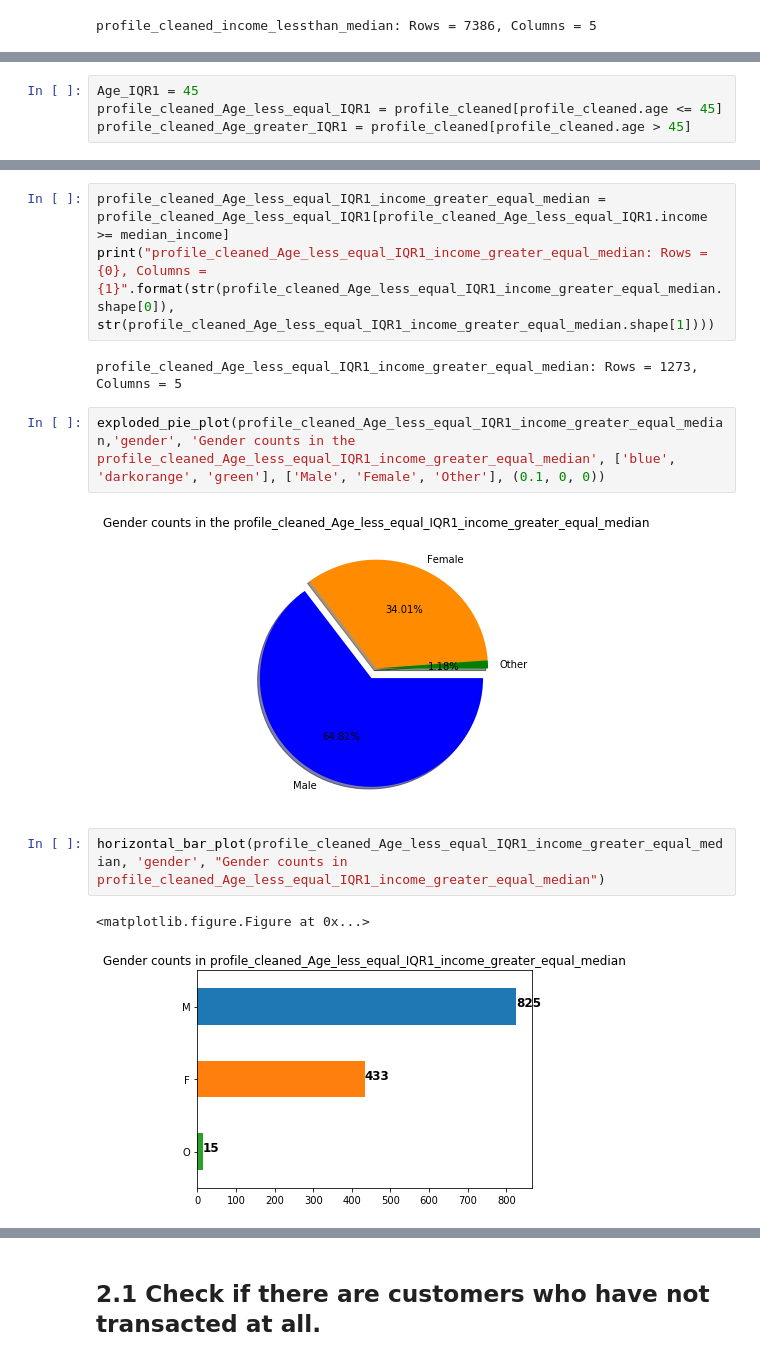
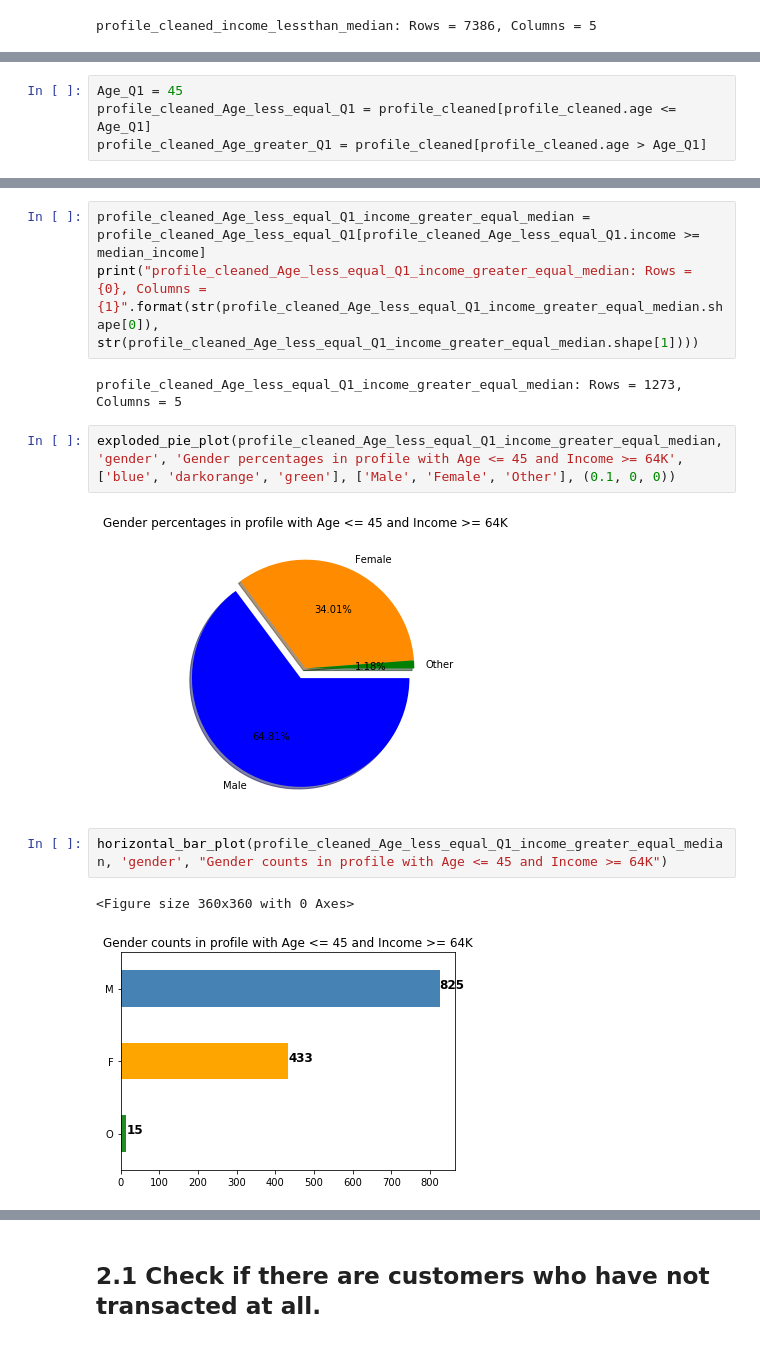
Before and after one commit to kart-projects/Starbucks-Offers-Recommender-Capstone, a Jupyter notebook: Starbucks_Capstone_Project.ipynb, the cells around one changed output, grey strips where cells are left out. Drawn from its saved outputs; the diff is of its cells as text.

```diff
--- a/Starbucks_Capstone_Project.ipynb
+++ b/Starbucks_Capstone_Project.ipynb
@@ -324,5 +339,5 @@ exploded_pie_plot(profile_cleaned_income_lessthan_median, 'gender', 'Gender prer
 # %%
-Age_IQR1 = 45
-profile_cleaned_Age_less_equal_IQR1 = profile_cleaned[profile_cleaned.age <= 45]
-profile_cleaned_Age_greater_IQR1 = profile_cleaned[profile_cleaned.age > 45]
+Age_Q1 = 45
+profile_cleaned_Age_less_equal_Q1 = profile_cleaned[profile_cleaned.age <= Age_Q1]
+profile_cleaned_Age_greater_Q1 = profile_cleaned[profile_cleaned.age > Age_Q1]
 # %%
@@ -334,17 +349,17 @@ profile_cleaned_Age_greater_IQR1.shape[0]
 # %% [output]
 10469
 # %%
-profile_cleaned_Age_less_equal_IQR1_income_greater_equal_median = profile_cleaned_Age_less_equal_IQR1[profile_cleaned_Age_less_equal_IQR1.income >= median_income]
-print("profile_cleaned_Age_less_equal_IQR1_income_greater_equal_median: Rows = {0}, Columns = {1}".format(str(profile_cleaned_Age_less_equal_IQR1_income_greater_equal_median.shape[0]), str(profile_cleaned_Age_less_equal_IQR1_income_greater_equal_median.shape[1])))
+profile_cleaned_Age_less_equal_Q1_income_greater_equal_median = profile_cleaned_Age_less_equal_Q1[profile_cleaned_Age_less_equal_Q1.income >= median_income]
+print("profile_cleaned_Age_less_equal_Q1_income_greater_equal_median: Rows = {0}, Columns = {1}".format(str(profile_cleaned_Age_less_equal_Q1_income_greater_equal_median.shape[0]), str(profile_cleaned_Age_less_equal_Q1_income_greater_equal_median.shape[1])))
 # %% [output]
-profile_cleaned_Age_less_equal_IQR1_income_greater_equal_median: Rows = 1273, Columns = 5
+profile_cleaned_Age_less_equal_Q1_income_greater_equal_median: Rows = 1273, Columns = 5
 # %%
-exploded_pie_plot(profile_cleaned_Age_less_equal_IQR1_income_greater_equal_median,'gender', 'Gender counts in the profile_cleaned_Age_less_equal_IQR1_income_greater_equal_median', ['blue', 'darkorange', 'green'], ['Male', 'Female', 'Other'], (0.1, 0, 0))
+exploded_pie_plot(profile_cleaned_Age_less_equal_Q1_income_greater_equal_median,'gender', 'Gender percentages in profile with Age <= 45 and Income >= 64K', ['blue', 'darkorange', 'green'], ['Male', 'Female', 'Other'], (0.1, 0, 0))
 # %% [output]
-[figure, old version]
+[figure, new version]
 # %%
-horizontal_bar_plot(profile_cleaned_Age_less_equal_IQR1_income_greater_equal_median, 'gender', "Gender counts in profile_cleaned_Age_less_equal_IQR1_income_greater_equal_median")
+horizontal_bar_plot(profile_cleaned_Age_less_equal_Q1_income_greater_equal_median, 'gender', "Gender counts in profile with Age <= 45 and Income >= 64K")
 # %% [output]
-<matplotlib.figure.Figure at 0x...>
+<Figure size 360x360 with 0 Axes>
-[figure, old version]
+[figure, new version]
 # %%
```
Also changed, not shown: parts of 62 cells of this notebook, 1 other file.
